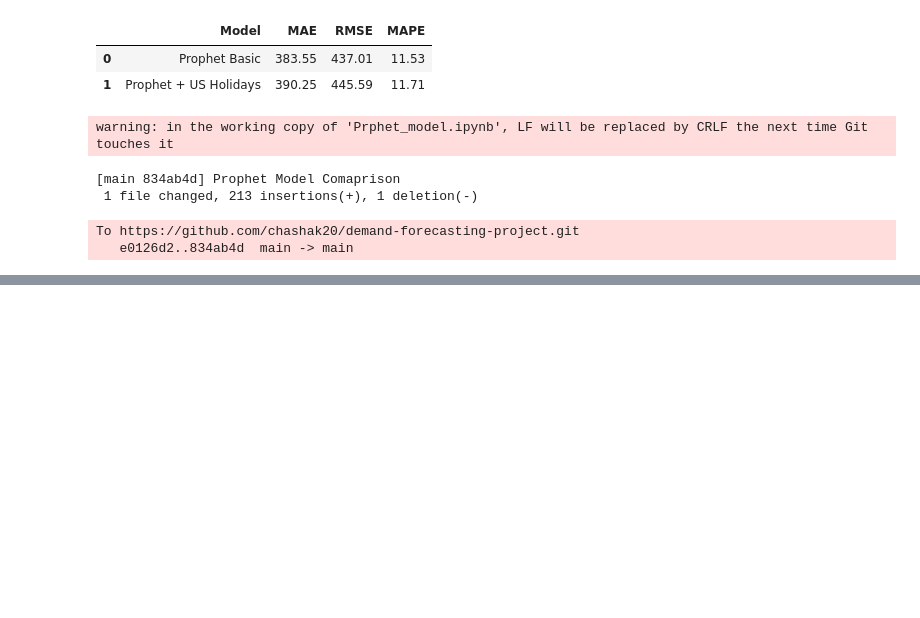
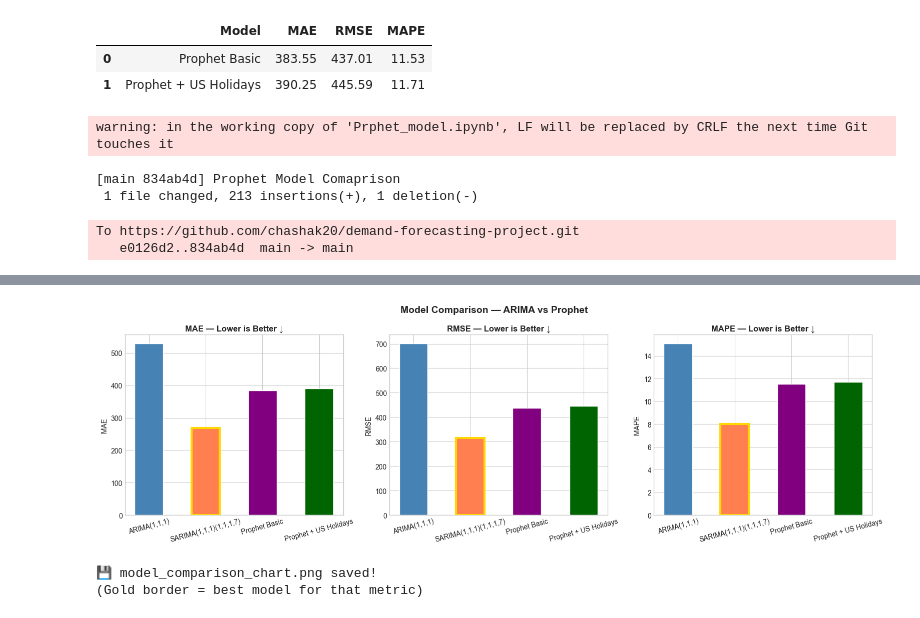
Before and after one commit to chashak20/demand-forecasting-project, a Jupyter notebook: Prphet_model.ipynb, the cells around one changed output, grey strips where cells are left out. Drawn from its saved outputs; the diff is of its cells as text; code cells hidden in the pictures; blank space fills up the shorter version.

Commit message:
Comparison Bar Chart

```diff
--- a/Prphet_model.ipynb
+++ b/Prphet_model.ipynb
@@ -291,3 +291,22 @@ warning: in the working copy of 'Prphet_model.ipynb', LF will be replaced by CRL
 # %% [output]
 To https://github.com/chashak20/demand-forecasting-project.git
    e0126d2..834ab4d  main -> main
+# %%
+# ARIMA results load karo
+try:
+    arima_results = pd.read_csv(DATA_PATH + 'model_comparison.csv')
+    all_results   = pd.concat([arima_results, prophet_results_df], ignore_index=True)
+    print('=== ARIMA vs PROPHET — FULL COMPARISON ===')
+    print(all_results.to_string(index=False))
+
+    # Best model kaun?
+    best_mae   = all_results.loc[all_results['MAE'].idxmin(),  'Model']
+    best_rmse  = all_results.loc[all_results['RMSE'].idxmin(), 'Model']
+    best_mape  = all_results.loc[all_results['MAPE'].idxmin(), 'Model']
+    print(f'\n🏆 Best MAE  : {best_mae}')
+    print(f'🏆 Best RMSE : {best_rmse}')
+    print(f'🏆 Best MAPE : {best_mape}')
+except:
+    print('⚠️  arima results nahi mili — sirf prophet results dikha raha hoon')
+    all_results = prophet_results_df
+    print(all_results)
@@ -293,0 +338,26 @@ To https://github.com/chashak20/demand-forecasting-project.git
+# %%
+fig, axes = plt.subplots(1, 3, figsize=(16, 5))
+
+colors = ['steelblue', 'coral', 'purple', 'darkgreen']
+
+for ax, metric in zip(axes, ['MAE', 'RMSE', 'MAPE']):
+    bars = ax.bar(all_results['Model'], all_results[metric],
+                  color=colors[:len(all_results)], edgecolor='white', width=0.5)
+    ax.set_title(f'{metric} — Lower is Better ↓', fontsize=12, fontweight='bold')
+    ax.set_ylabel(metric)
+    ax.tick_params(axis='x', rotation=15)
+    # Best model highlight karo
+    min_idx = all_results[metric].idxmin()
+    bars[min_idx].set_edgecolor('gold')
+    bars[min_idx].set_linewidth(3)
+
+plt.suptitle('Model Comparison — ARIMA vs Prophet', fontsize=14, fontweight='bold')
+plt.tight_layout()
+plt.savefig('model_comparison_chart.png', dpi=150, bbox_inches='tight')
+plt.show()
+print('💾 model_comparison_chart.png saved!')
+print('(Gold border = best model for that metric)')
+# %% [output]
+[figure, added]
+💾 model_comparison_chart.png saved!
+(Gold border = best model for that metric)
```
Also changed, not shown: parts of 4 cells of this notebook, 1 other file.
